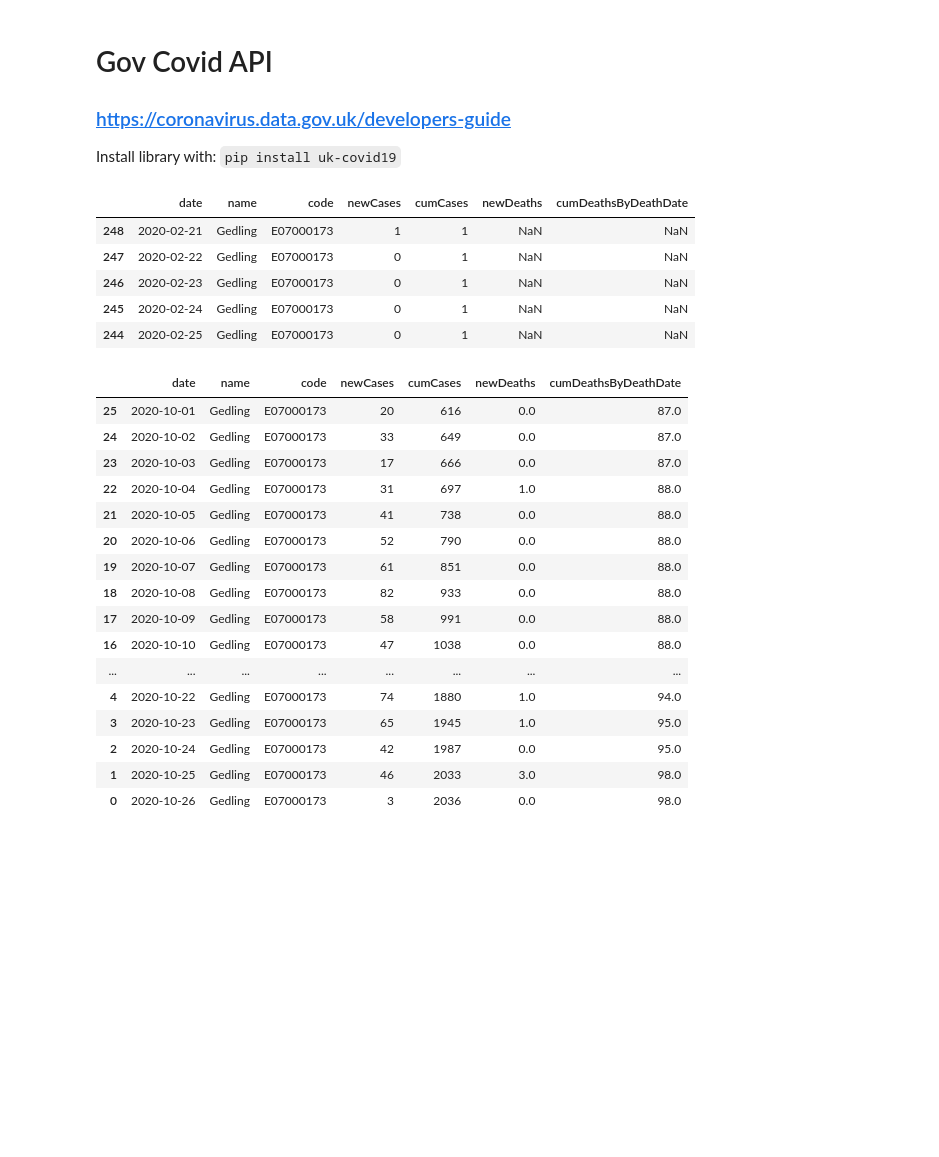
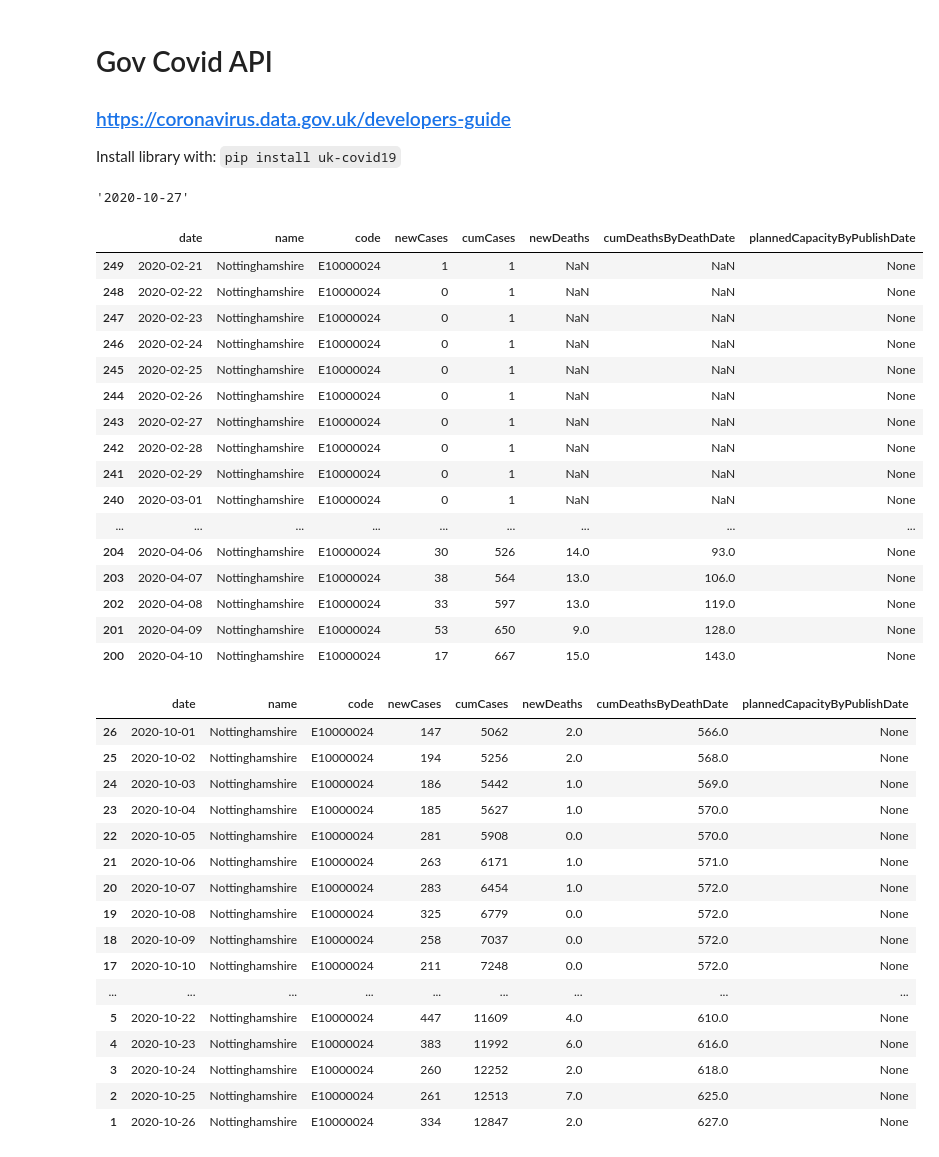
Before and after one commit to bcdobbs/Covid19, a Jupyter notebook: RushcliffeCV19Data.ipynb, the cells around one changed output. Saved outputs shown, nothing was run; the diff lists cells and outputs as text; code cells hidden in the pictures; blank space fills up the shorter version.

```diff
--- a/RushcliffeCV19Data.ipynb
+++ b/RushcliffeCV19Data.ipynb
@@ -9,28 +11,51 @@ import pandas as pd
+# %%
+#Data from the API seems to be incorrect for previous day.
+
+yesterday = date.today() - timedelta(days=1)
+dateToRemove = yesterday.strftime('%Y-%m-%d')
+dateToRemove
+# %% [output]
+'2020-10-27'
 # %%
-filters = ["areaType=ltla", "areaName=Gedling"]
+filters = ["areaType=utla", "areaName=Nottinghamshire"]
+#filters = ["areaType=Region"]
 dataStructure = {
     "date": "date",
     "name": "areaName",
     "code":"areaCode",
     "newCases": "newCasesBySpecimenDate",
     "cumCases": "cumCasesBySpecimenDate",
     "newDeaths": "newDeathsByDeathDate",
-    "cumDeathsByDeathDate":"cumDeathsByDeathDate"
+    "cumDeathsByDeathDate":"cumDeathsByDeathDate",
+    "plannedCapacityByPublishDate":"plannedCapacityByPublishDate"
     }
 
 objCV19 = cv.Cov19API(filters=filters, structure=dataStructure)
 
 result = objCV19.get_dataframe()
+
+result = result.drop(result[result.date == dateToRemove].index)
 result = result.sort_values(by="date")
 
-result.head()
+result.head(50)
 # %% [output]
-|  | date | name | code | newCases | cumCases | newDeaths | cumDeathsByDeathDate |
-| 248 | 2020-02-21 | Gedling | E07000173 | 1 | 1 | NaN | NaN |
-| 247 | 2020-02-22 | Gedling | E07000173 | 0 | 1 | NaN | NaN |
-| 246 | 2020-02-23 | Gedling | E07000173 | 0 | 1 | NaN | NaN |
-| 245 | 2020-02-24 | Gedling | E07000173 | 0 | 1 | NaN | NaN |
-| 244 | 2020-02-25 | Gedling | E07000173 | 0 | 1 | NaN | NaN |
+|  | date | name | code | newCases | cumCases | newDeaths | cumDeathsByDeathDate | plannedCapacityByPublishDate |
+| 249 | 2020-02-21 | Nottinghamshire | E10000024 | 1 | 1 | NaN | NaN | None |
+| 248 | 2020-02-22 | Nottinghamshire | E10000024 | 0 | 1 | NaN | NaN | None |
+| 247 | 2020-02-23 | Nottinghamshire | E10000024 | 0 | 1 | NaN | NaN | None |
+| 246 | 2020-02-24 | Nottinghamshire | E10000024 | 0 | 1 | NaN | NaN | None |
+| 245 | 2020-02-25 | Nottinghamshire | E10000024 | 0 | 1 | NaN | NaN | None |
+| 244 | 2020-02-26 | Nottinghamshire | E10000024 | 0 | 1 | NaN | NaN | None |
+| 243 | 2020-02-27 | Nottinghamshire | E10000024 | 0 | 1 | NaN | NaN | None |
+| 242 | 2020-02-28 | Nottinghamshire | E10000024 | 0 | 1 | NaN | NaN | None |
+| 241 | 2020-02-29 | Nottinghamshire | E10000024 | 0 | 1 | NaN | NaN | None |
+| 240 | 2020-03-01 | Nottinghamshire | E10000024 | 0 | 1 | NaN | NaN | None |
+| ... | ... | ... | ... | ... | ... | ... | ... | ... |
+| 204 | 2020-04-06 | Nottinghamshire | E10000024 | 30 | 526 | 14.0 | 93.0 | None |
+| 203 | 2020-04-07 | Nottinghamshire | E10000024 | 38 | 564 | 13.0 | 106.0 | None |
+| 202 | 2020-04-08 | Nottinghamshire | E10000024 | 33 | 597 | 13.0 | 119.0 | None |
+| 201 | 2020-04-09 | Nottinghamshire | E10000024 | 53 | 650 | 9.0 | 128.0 | None |
+| 200 | 2020-04-10 | Nottinghamshire | E10000024 | 17 | 667 | 15.0 | 143.0 | None |
 # %%
 filterDate = "2020-10-01"
 selectedDates = result["date"] >= filterDate
@@ -38,23 +63,23 @@ selectedDates = result["date"] >= filterDate
 df = result.loc[selectedDates]
 df.head(30)
 # %% [output]
-|  | date | name | code | newCases | cumCases | newDeaths | cumDeathsByDeathDate |
-| 25 | 2020-10-01 | Gedling | E07000173 | 20 | 616 | 0.0 | 87.0 |
-| 24 | 2020-10-02 | Gedling | E07000173 | 33 | 649 | 0.0 | 87.0 |
-| 23 | 2020-10-03 | Gedling | E07000173 | 17 | 666 | 0.0 | 87.0 |
-| 22 | 2020-10-04 | Gedling | E07000173 | 31 | 697 | 1.0 | 88.0 |
-| 21 | 2020-10-05 | Gedling | E07000173 | 41 | 738 | 0.0 | 88.0 |
-| 20 | 2020-10-06 | Gedling | E07000173 | 52 | 790 | 0.0 | 88.0 |
-| 19 | 2020-10-07 | Gedling | E07000173 | 61 | 851 | 0.0 | 88.0 |
-| 18 | 2020-10-08 | Gedling | E07000173 | 82 | 933 | 0.0 | 88.0 |
-| 17 | 2020-10-09 | Gedling | E07000173 | 58 | 991 | 0.0 | 88.0 |
-| 16 | 2020-10-10 | Gedling | E07000173 | 47 | 1038 | 0.0 | 88.0 |
-| ... | ... | ... | ... | ... | ... | ... | ... |
-| 4 | 2020-10-22 | Gedling | E07000173 | 74 | 1880 | 1.0 | 94.0 |
-| 3 | 2020-10-23 | Gedling | E07000173 | 65 | 1945 | 1.0 | 95.0 |
-| 2 | 2020-10-24 | Gedling | E07000173 | 42 | 1987 | 0.0 | 95.0 |
-| 1 | 2020-10-25 | Gedling | E07000173 | 46 | 2033 | 3.0 | 98.0 |
-| 0 | 2020-10-26 | Gedling | E07000173 | 3 | 2036 | 0.0 | 98.0 |
+|  | date | name | code | newCases | cumCases | newDeaths | cumDeathsByDeathDate | plannedCapacityByPublishDate |
+| 26 | 2020-10-01 | Nottinghamshire | E10000024 | 147 | 5062 | 2.0 | 566.0 | None |
+| 25 | 2020-10-02 | Nottinghamshire | E10000024 | 194 | 5256 | 2.0 | 568.0 | None |
+| 24 | 2020-10-03 | Nottinghamshire | E10000024 | 186 | 5442 | 1.0 | 569.0 | None |
+| 23 | 2020-10-04 | Nottinghamshire | E10000024 | 185 | 5627 | 1.0 | 570.0 | None |
+| 22 | 2020-10-05 | Nottinghamshire | E10000024 | 281 | 5908 | 0.0 | 570.0 | None |
+| 21 | 2020-10-06 | Nottinghamshire | E10000024 | 263 | 6171 | 1.0 | 571.0 | None |
+| 20 | 2020-10-07 | Nottinghamshire | E10000024 | 283 | 6454 | 1.0 | 572.0 | None |
+| 19 | 2020-10-08 | Nottinghamshire | E10000024 | 325 | 6779 | 0.0 | 572.0 | None |
+| 18 | 2020-10-09 | Nottinghamshire | E10000024 | 258 | 7037 | 0.0 | 572.0 | None |
+| 17 | 2020-10-10 | Nottinghamshire | E10000024 | 211 | 7248 | 0.0 | 572.0 | None |
+| ... | ... | ... | ... | ... | ... | ... | ... | ... |
+| 5 | 2020-10-22 | Nottinghamshire | E10000024 | 447 | 11609 | 4.0 | 610.0 | None |
+| 4 | 2020-10-23 | Nottinghamshire | E10000024 | 383 | 11992 | 6.0 | 616.0 | None |
+| 3 | 2020-10-24 | Nottinghamshire | E10000024 | 260 | 12252 | 2.0 | 618.0 | None |
+| 2 | 2020-10-25 | Nottinghamshire | E10000024 | 261 | 12513 | 7.0 | 625.0 | None |
+| 1 | 2020-10-26 | Nottinghamshire | E10000024 | 334 | 12847 | 2.0 | 627.0 | None |
 # %%
 df.plot(figsize=(15,4), x="date", y="cumCases", kind="line")
 # %% [output]
```
Also changed, not shown: parts of 4 cells of this notebook.
